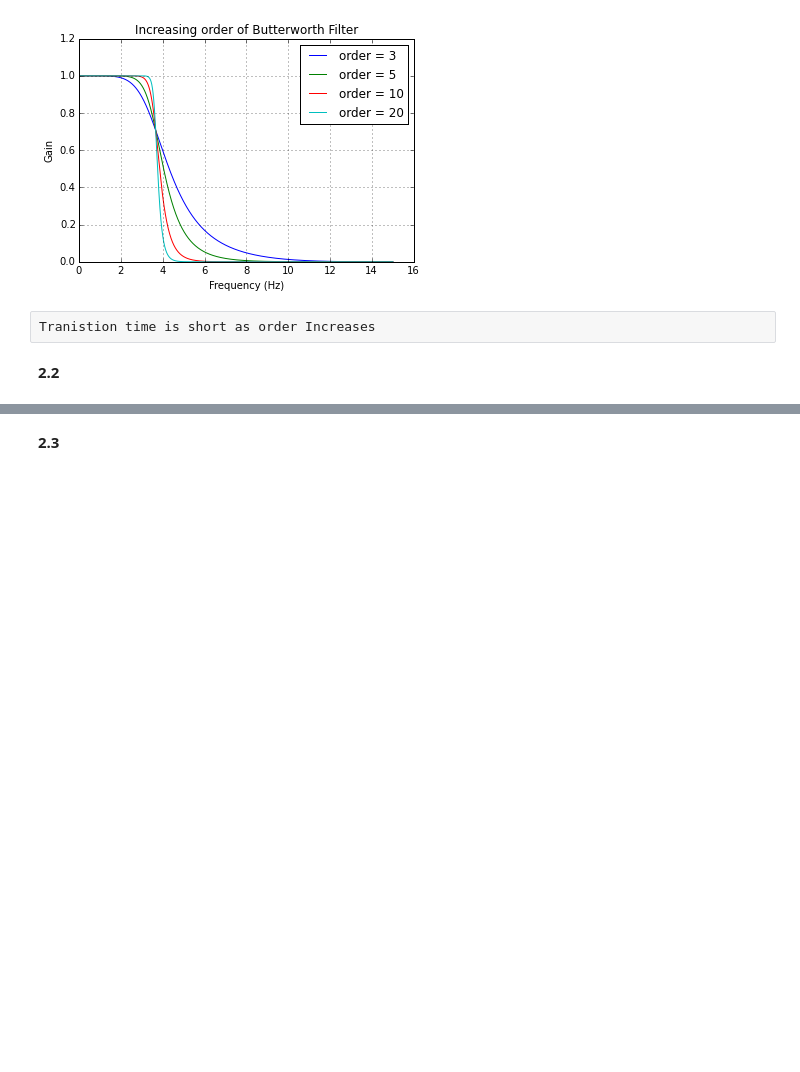
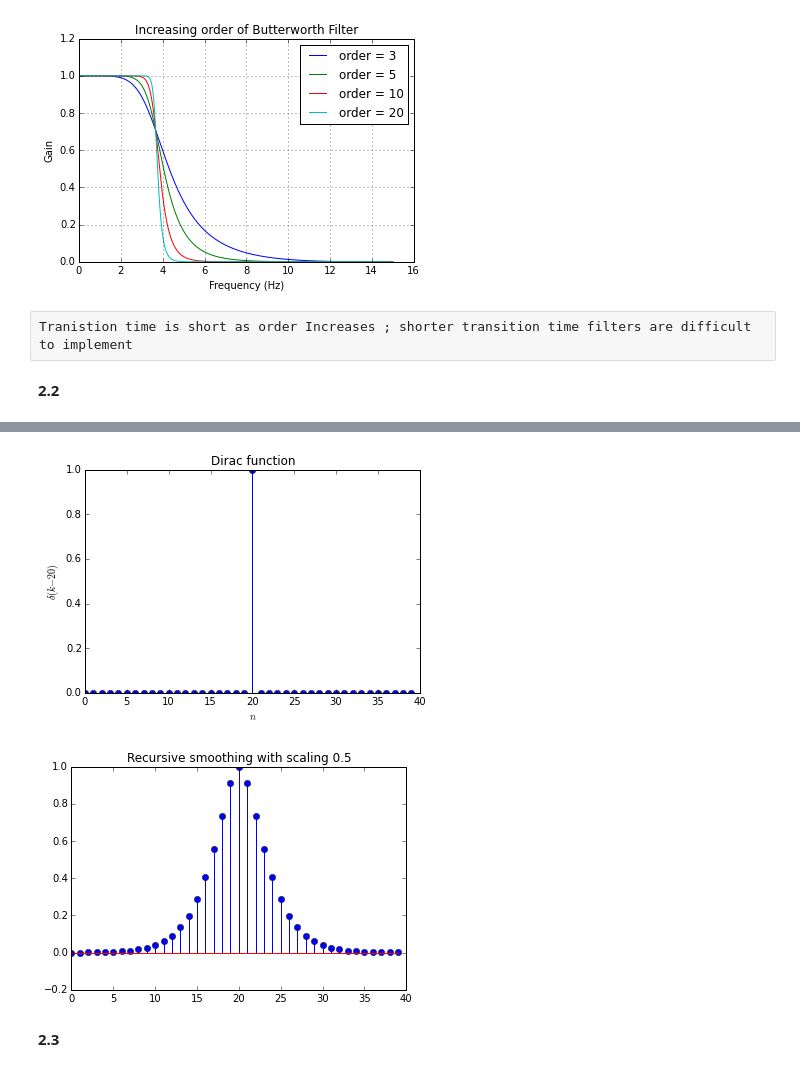
Before and after one commit to swagh1611/DSP-TP-1617, a Jupyter notebook: Lab6-7/python/Lab67.ipynb, the cells around one changed output, grey strips where cells are left out. Drawn from its saved outputs; the diff is of its cells as text; code cells hidden in the pictures; blank space fills up the shorter version.

```diff
--- a/Lab6-7/python/Lab67.ipynb
+++ b/Lab6-7/python/Lab67.ipynb
@@ -258,7 +258,7 @@ plt.legend(loc='best')
 [figure]
 [figure]
 # %% [raw]
-Tranistion time is short as order Increases
+Tranistion time is short as order Increases ; shorter transition time filters are difficult to implement
 # %% [markdown]
 **2.2**
 # %%
@@ -269,19 +269,48 @@ def dirac(n=0, N=40):
     s = np.zeros((N,))
     s[n] = 1
     return s
-
-plt.stem(dirac(20,40))
+d = dirac(20,40)
+plt.stem(d)
 plt.xlabel(r'$n$')
 plt.ylabel(r'$\delta(k-20)$')
 plt.title('Dirac function')
 
-x = np.zeros(40)
-x = dirac(20,40)
-s = 1;
-Ts = 2;
-alpha = s*Ts
-a = exp(-alpha)
-y = np.zeros(40)
-for i in range (0,40):
-    y[k] - 2*a*y[k+1] + a**2 * y[k-2]= -s*alpha*a*x[k-1]
+
+#Recursive smoothing
+def smoothing(x, s=0.5, Ts=1):
+
+    #s = s/Ts
+
+
+    #x = np.pad(x, [2, 2], 'constant')
+
+    #Smoothing recursive filter
+    alpha = s*Ts
+    a = np.exp(-alpha)
+
+    y_c = np.zeros(x.shape)
+    #plt.figure()
+    for k in range(2,x.size):
+        y_c[0] = y_c[1]= 0
+        y_c[k] = x[k] + a*(alpha - 1)*x[k-1] + 2*a*y_c[k-1] - a*a*y_c[k-2]
+        #plt.stem(y_c)
+
+
+    y_ac = np.zeros(x.shape)
+    #plt.figure()
+    for k in range(x.size-3, -1, -1):
+        y_ac[0] = y_ac[1]= 0
+        y_ac[k] = a*(alpha + 1)*x[k+1] - a*a*x[k+2] + 2*a*y_ac[k+1] - a*a*y_ac[k+2]
+        #plt.stem(y_ac)
+
+    y = y_c + y_ac
+
+    #Removing padding
+    return y
+
+y = smoothing(d, s=0.5, Ts=1)
+
+plt.figure()
+plt.title('Recursive smoothing with scaling 0.5')
+plt.stem(y)
 # %% [output]
@@ -289,2 +318,4 @@ SyntaxError: can't assign to operator (<ipython-input-59-989834517295>, line 22)
+[figure, added]
+[figure, added]
 # %% [markdown]
 **2.3**
```
Also changed, not shown: parts of 6 cells of this notebook, 1 other file.
